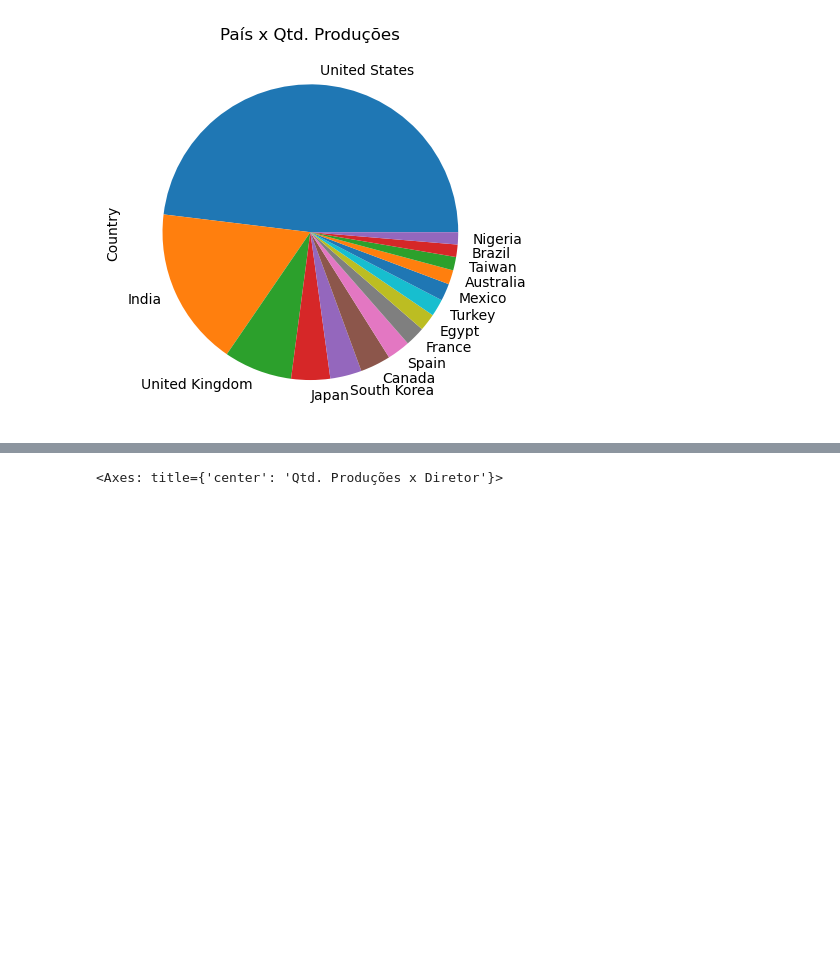
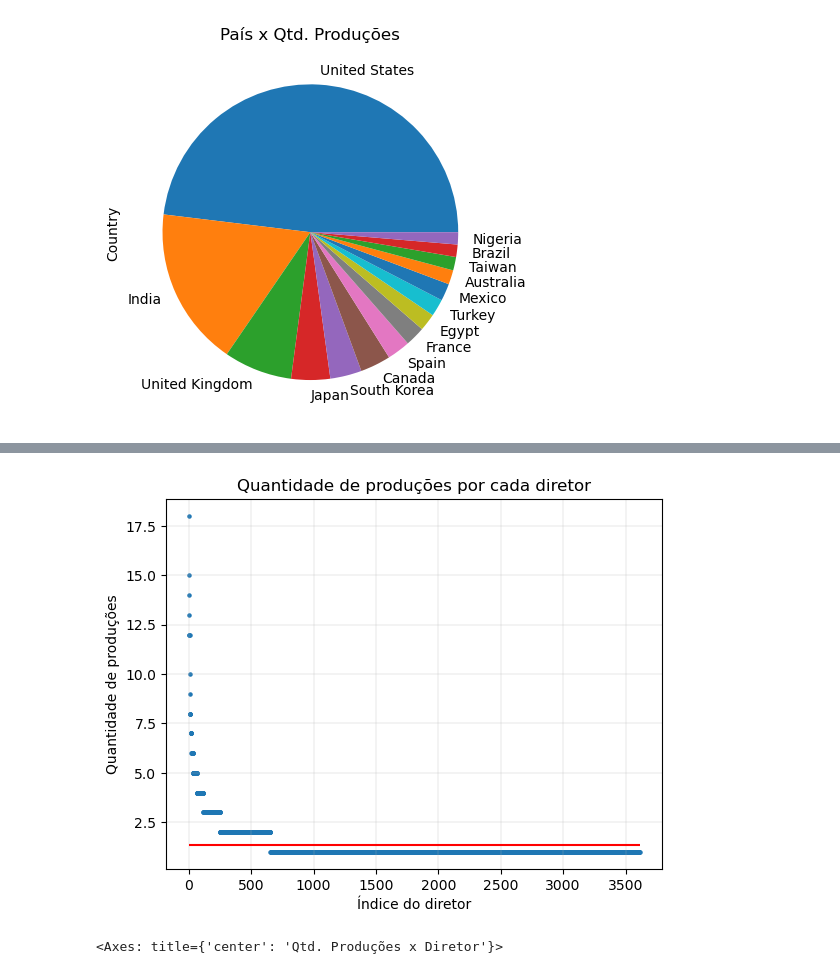
Before and after one commit to henriquejr98/projeto-analise-netflix, a Jupyter notebook: projeto_netflix.ipynb, the cells around one changed output, grey strips where cells are left out. Drawn from its saved outputs; the diff is of its cells as text; code cells hidden in the pictures; blank space fills up the shorter version.

```diff
--- a/projeto_netflix.ipynb
+++ b/projeto_netflix.ipynb
@@ -259,3 +277,4 @@ data['Country'].value_counts().head(15).plot.pie(title='País x Qtd. Produções
 # %%
-data['Director'].value_counts().head(10) # Função de agregação (count) agrupado pelos diretores.
+count_directors = data_no_null['Director'].value_counts() # Função de agregação (count) agrupado pelos diretores.
+count_directors
 # %% [output]
@@ -272,0 +297,3 @@ Name: Director, dtype: int64
+# %%
+sum_directors = len(pd.unique(data_no_null['Director'])) # Quantidade de diretores excluindo valores nulos.
+sum_directors
@@ -272,0 +308,3 @@ Name: Director, dtype: int64
+# %%
+np_mean = np.average(data_no_null['Director'].value_counts()) # Média de produção por diretor usando biblioteca numpy.
+np_mean
@@ -273 +330,11 @@ Name: Director, dtype: int64
+# %%
+plt.title('Quantidade de produções por cada diretor')
+plt.scatter(x=range(sum_directors), y=count_directors, s=5) # Plota pontos azuis para cada diretor e sua quantidade de produções.
+plt.hlines(y=np_mean, xmin=0, xmax=sum_directors, colors='red') # Plota uma linha vermelha que representa a média.
+plt.xlabel('Índice do diretor')
+plt.ylabel('Quantidade de produções')
+plt.grid(linewidth = 0.2)
+plt.show()
+# %% [output]
+[figure, added]
 # %%
```
Also changed, not shown: parts of 15 cells of this notebook.
